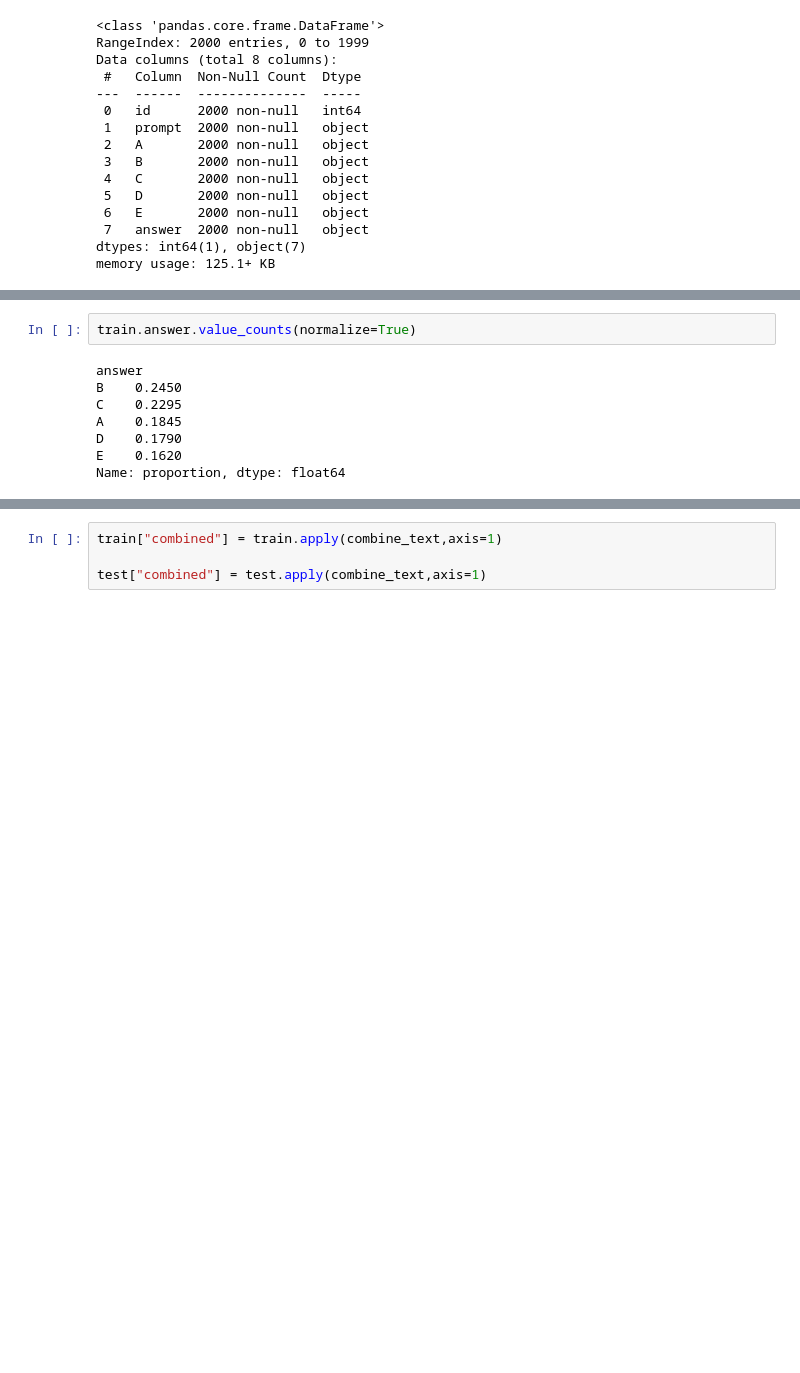
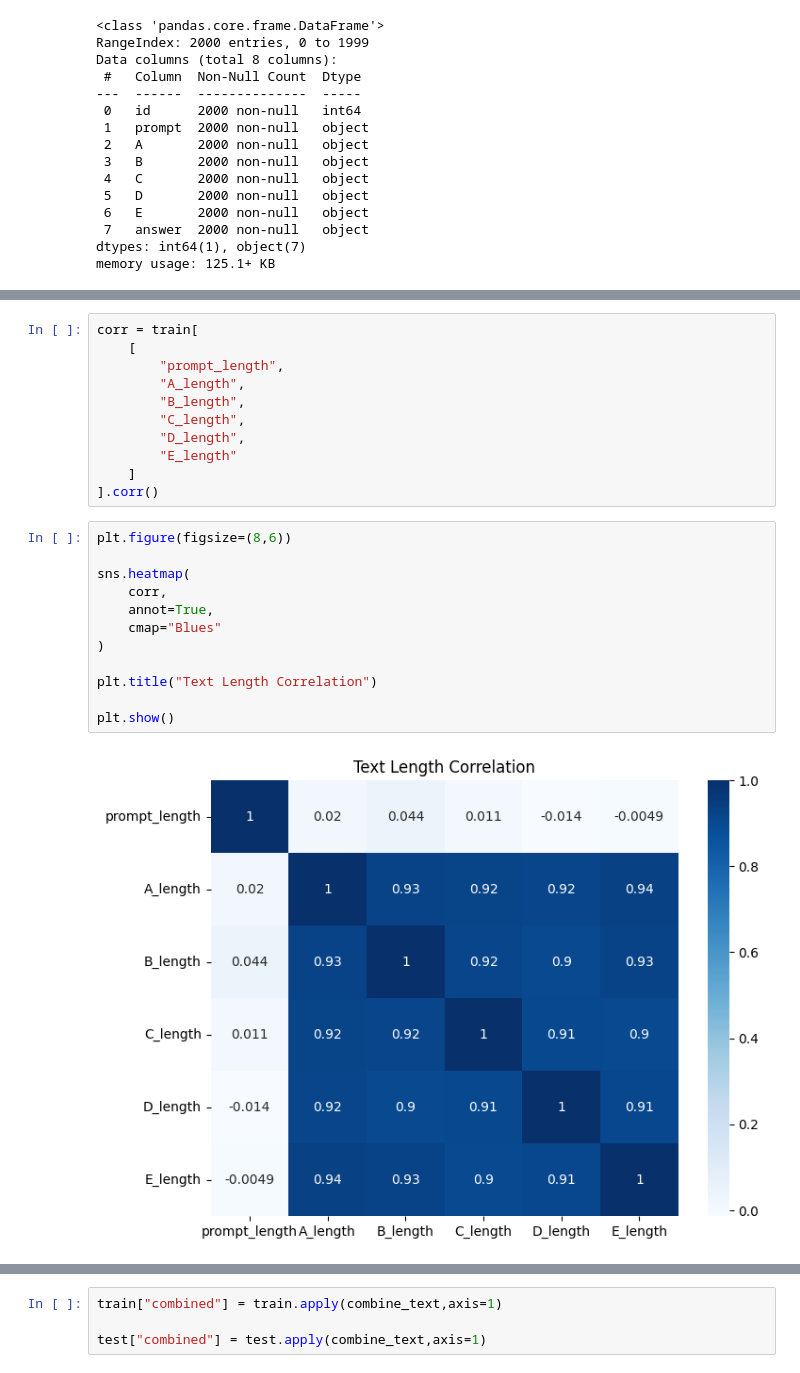
Before and after one commit to Chinni1904/DL_GenAI_202May6, a Jupyter notebook: dl-23ds3000191-notebook-t22026.ipynb, the cells around one changed output, grey strips where cells are left out. Cells and saved outputs as stored; diff of their text form; blank space fills up the shorter version.

```diff
--- a/dl-23ds3000191-notebook-t22026.ipynb
+++ b/dl-23ds3000191-notebook-t22026.ipynb
@@ -152,13 +210,28 @@ plt.show()
-# %%
-train.answer.value_counts(normalize=True)
-# %% [output]
-answer
-B    0.2450
-C    0.2295
-A    0.1845
-D    0.1790
-E    0.1620
-Name: proportion, dtype: float64
+# %%
+corr = train[
+    [
+        "prompt_length",
+        "A_length",
+        "B_length",
+        "C_length",
+        "D_length",
+        "E_length"
+    ]
+].corr()
+# %%
+plt.figure(figsize=(8,6))
+
+sns.heatmap(
+    corr,
+    annot=True,
+    cmap="Blues"
+)
+
+plt.title("Text Length Correlation")
+
+plt.show()
+# %% [output]
+[figure, added]
 # %%
 def combine_text(row):
 
```
Also changed, not shown: parts of 24 cells of this notebook.
